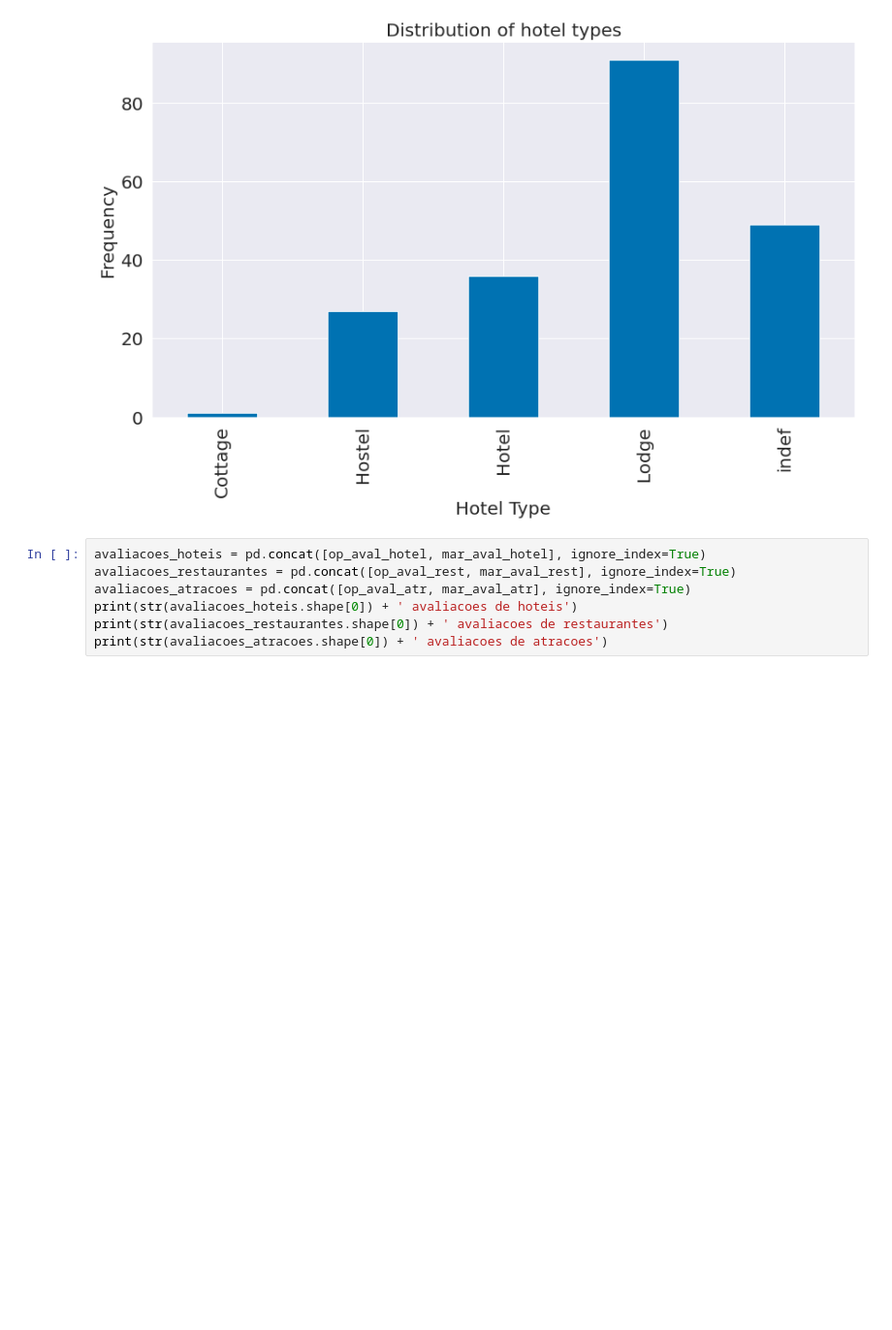
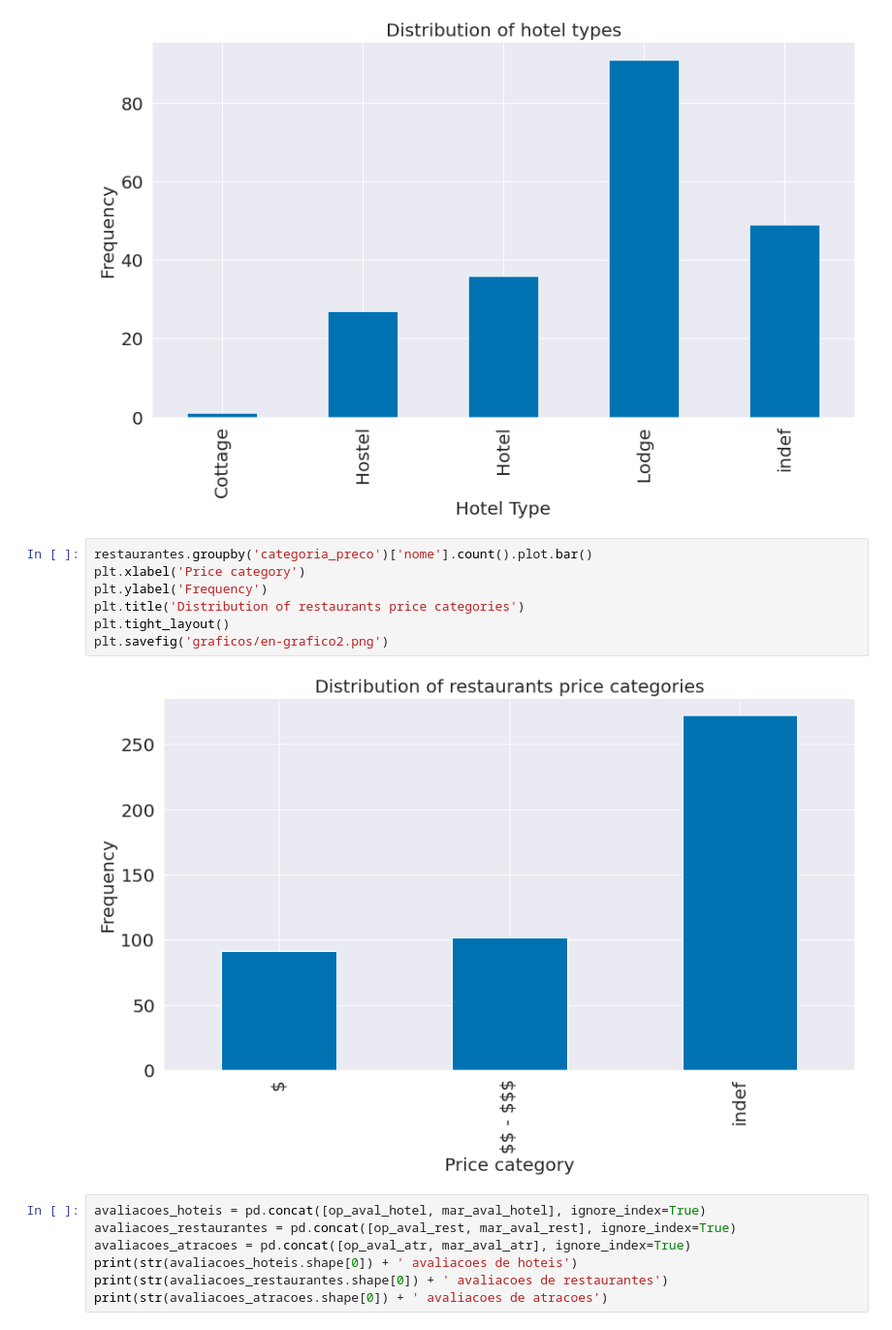
Before and after one commit to viengg/tripadvisor-scraper, a Jupyter notebook: analysis.ipynb, the cells around one changed output. Shown at 97% size. Saved outputs shown, nothing was run; the diff lists cells and outputs as text; blank space fills up the shorter version.

```diff
--- a/analysis.ipynb
+++ b/analysis.ipynb
@@ -80,6 +83,15 @@ plt.tight_layout()
 plt.savefig('graficos/en-grafico1.png')
 # %% [output]
 [figure]
+# %%
+restaurantes.groupby('categoria_preco')['nome'].count().plot.bar()
+plt.xlabel('Price category')
+plt.ylabel('Frequency')
+plt.title('Distribution of restaurants price categories')
+plt.tight_layout()
+plt.savefig('graficos/en-grafico2.png')
+# %% [output]
+[figure, added]
 # %%
 avaliacoes_hoteis = pd.concat([op_aval_hotel, mar_aval_hotel], ignore_index=True)
 avaliacoes_restaurantes = pd.concat([op_aval_rest, mar_aval_rest], ignore_index=True)
```
Also changed, not shown: parts of 18 cells of this notebook, 17 other files.
